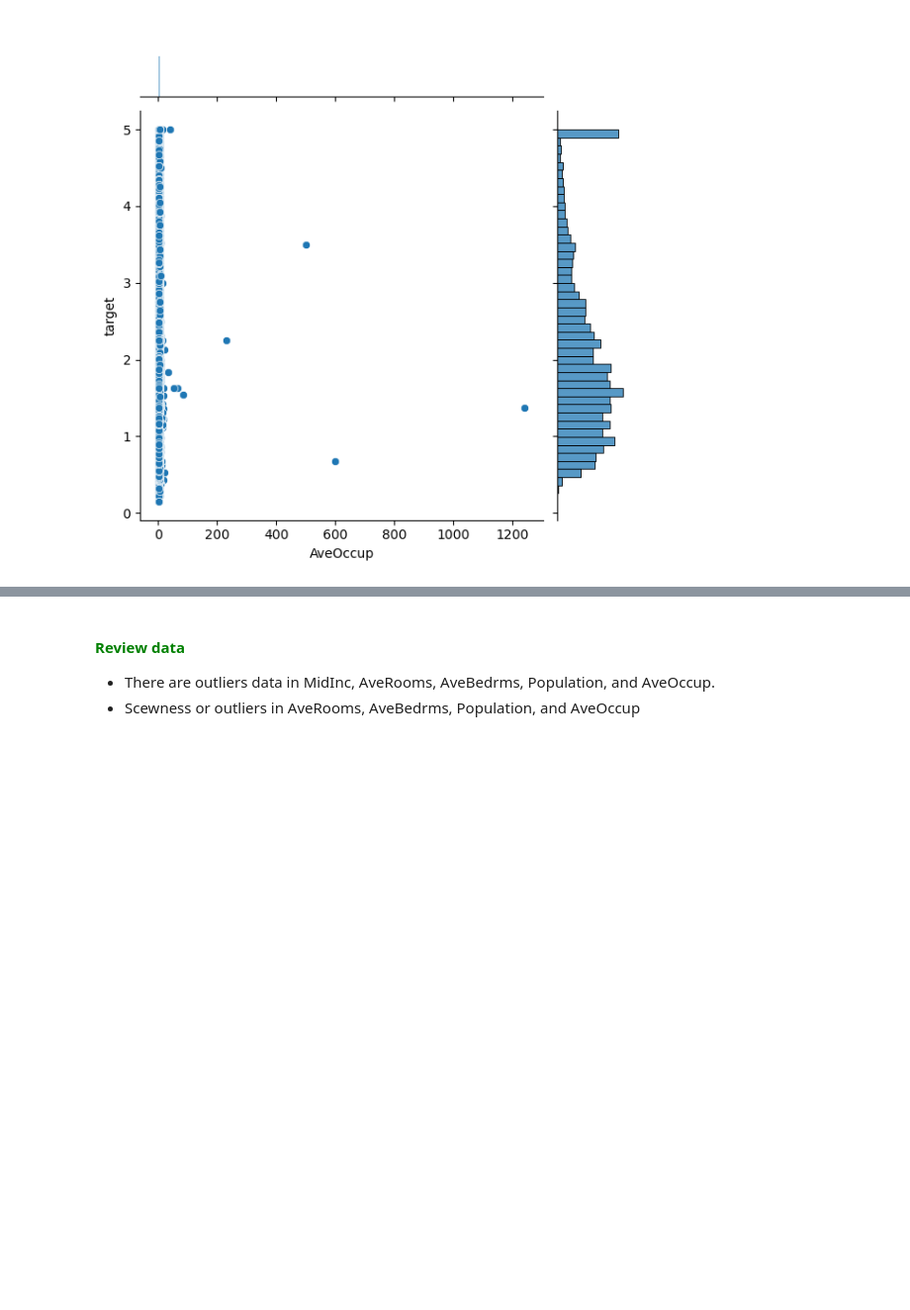
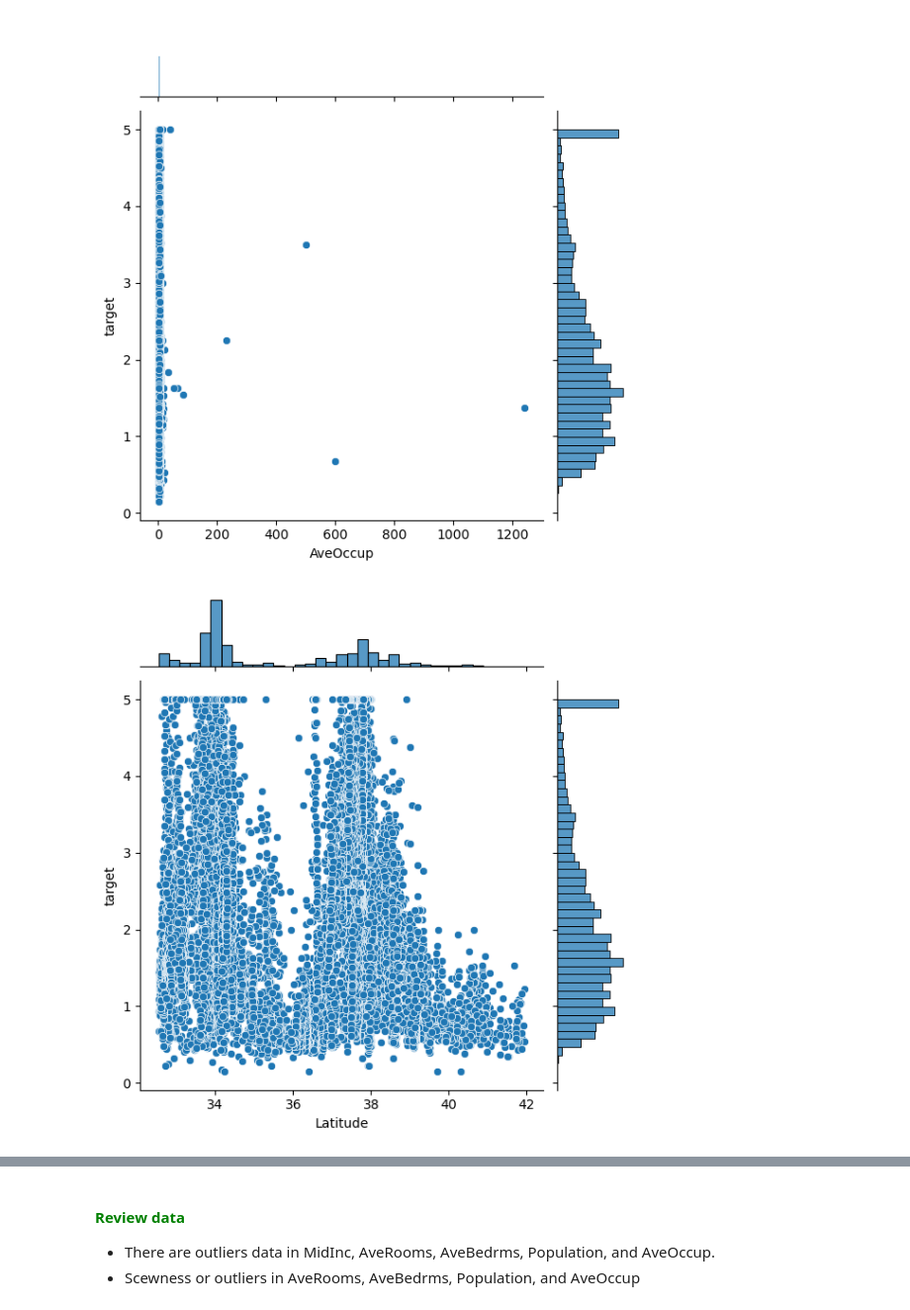
Before and after one commit to pNatTueku/codingProjectwithPython, a Jupyter notebook: project_03_california_housing.ipynb, the cells around one changed output, grey strips where cells are left out. Shown at 99% size. Saved outputs shown, nothing was run; the diff lists cells and outputs as text; code cells hidden in the pictures; blank space fills up the shorter version.

```diff
--- a/project_03_california_housing.ipynb
+++ b/project_03_california_housing.ipynb
@@ -116,3 +117,7 @@ sns.jointplot(data = data, x = 'Population', y = 'target');
 sns.jointplot(data = data, x = 'AveOccup', y = 'target');
 # %% [output]
 [figure]
+# %%
+sns.jointplot(data = data, x = 'Latitude', y = 'target');
+# %% [output]
+[figure, added]
```
Also changed, not shown: parts of 30 cells of this notebook.
